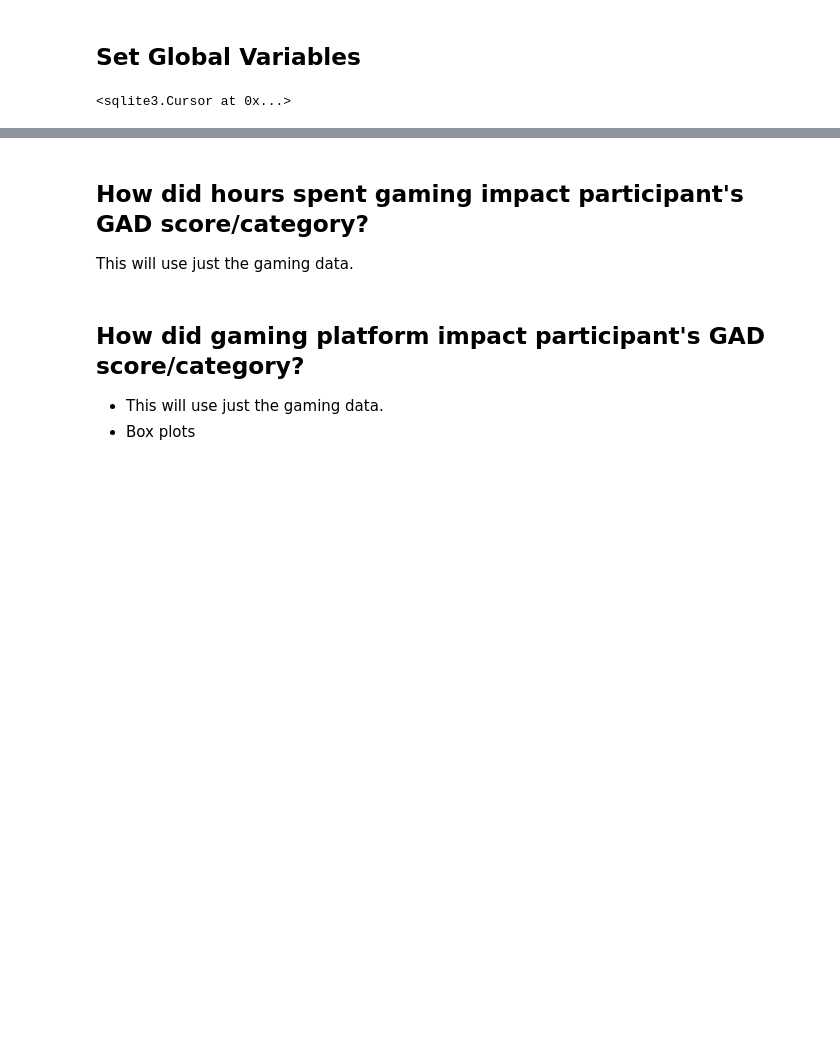
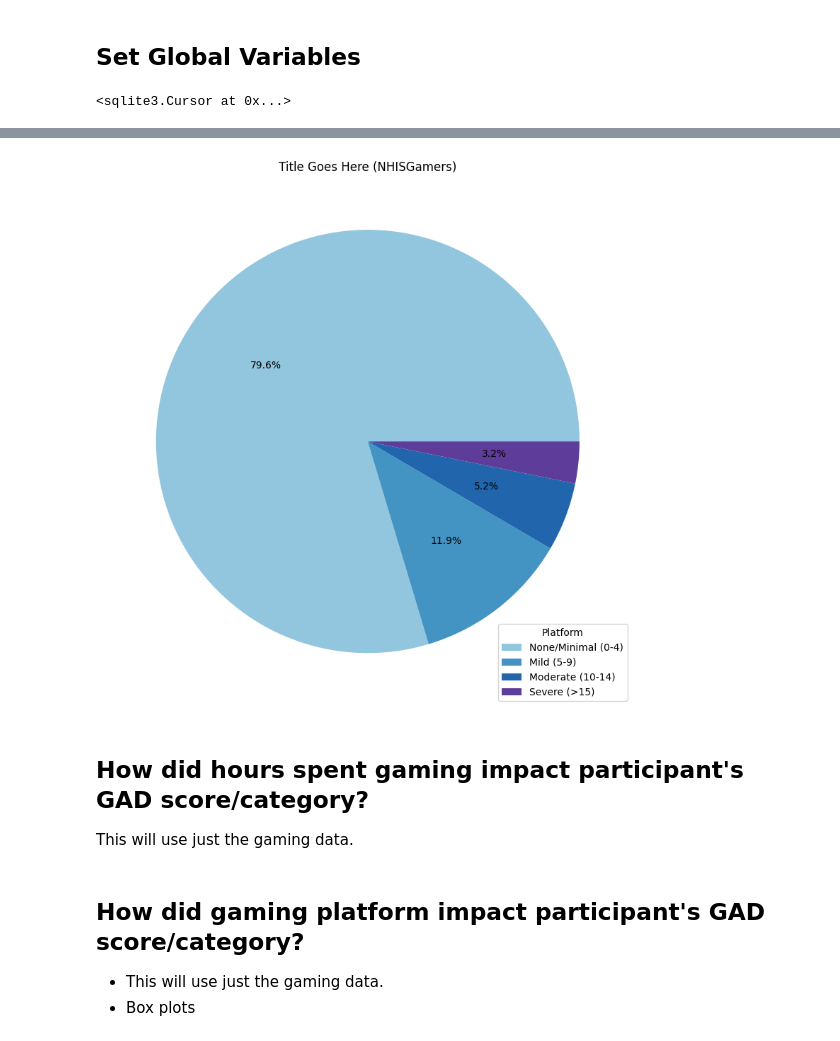
Before and after one commit to amallred/gaming-mental-health-analysis, a Jupyter notebook: notebooks/final_analysis.ipynb, the cells around one changed output, grey strips where cells are left out. Cells and saved outputs as stored; diff of their text form; code cells hidden in the pictures; blank space fills up the shorter version.

```diff
--- a/notebooks/final_analysis.ipynb
+++ b/notebooks/final_analysis.ipynb
@@ -182,3 +296,7 @@ display_GAD_countplot(nhis_GAD_scores_result, 350, 'TITLE GOES HERE (NHIS)')
+# %%
+display_GAD_pie_chart(nhis_GAD_cat_percent_series, 'Title Goes Here (NHISGamers)')
+# %% [output]
+[figure, added]
 # %% [markdown]
 ## How did hours spent gaming impact participant's GAD score/category?
 This will use just the gaming data.
```
Also changed, not shown: parts of 19 cells of this notebook.
